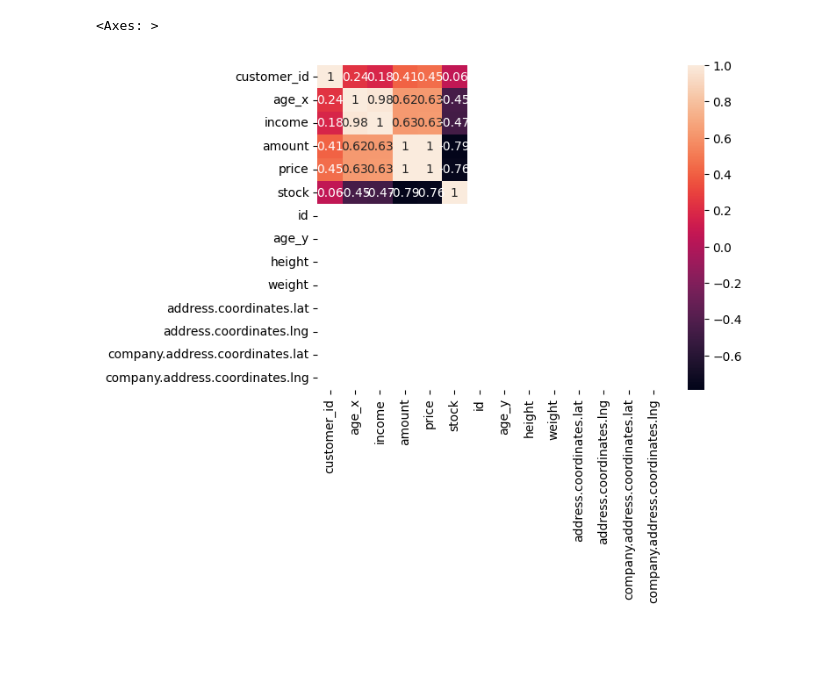
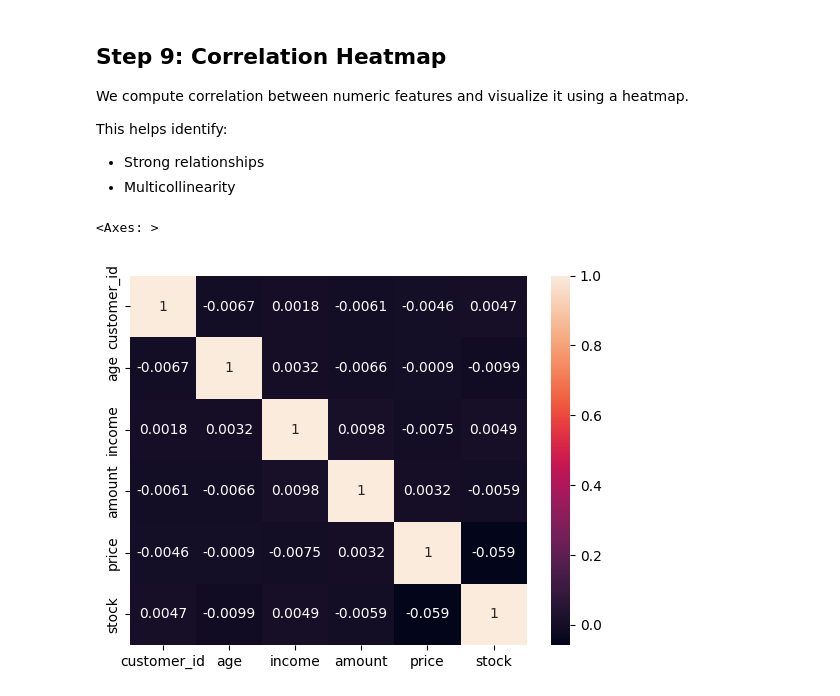
Before and after one commit to Parth-M-M/Rnw, a Jupyter notebook: python/practical_exam/practical_exam.ipynb, the cells around one changed output. Cells and saved outputs as stored; diff of their text form; code cells hidden in the pictures; blank space fills up the shorter version.

```diff
--- a/python/practical_exam/practical_exam.ipynb
+++ b/python/practical_exam/practical_exam.ipynb
@@ -5,13 +36,13 @@ import seaborn as sns
 import mysql.connector
 import requests
 
-# CSV
+  CSV
 customers = pd.read_csv(r"E:\Rnw\python\practical_exam\customers - customers.csv.csv")
 
-# JSON
+  JSON
 transactions = pd.read_json(r"E:\Rnw\python\practical_exam\transactions.json")
 
-# SQL
+  SQL
 
 
 
@@ -28,14 +59,14 @@ products = pd.read_sql(query, conn)
 print(products)
 
 
-# API
+  API
 response = requests.get("https://dummyjson.com/users")
 api_data = pd.json_normalize(response.json()['users'])
 
-# Merge datasets
+  Merge datasets
 df = customers.merge(transactions, on="customer_id", how="left")
 df = df.merge(products, on="product_id", how="left")
-df = df.merge(api_data, left_on="customer_id", right_on="id", how="left")
+
 
 df.info()
 df.describe()
@@ -98,6 +178,15 @@ profile.to_file("eda_report.html")
+# %% [markdown]
+
+## Step 9: Correlation Heatmap
+
+ We compute correlation between numeric features
+ and visualize it using a heatmap.
+
+ This helps identify:
+ - Strong relationships
+ - Multicollinearity
 # %%
-sns.boxplot(x="product_name", y="income", data=df)
 sns.heatmap(df.corr(numeric_only=True), annot=True)
 # %% [output]
 <Axes: >
-[figure, old version]
+[figure, new version]
```
Also changed, not shown: parts of 62 cells of this notebook, 4 other files.
